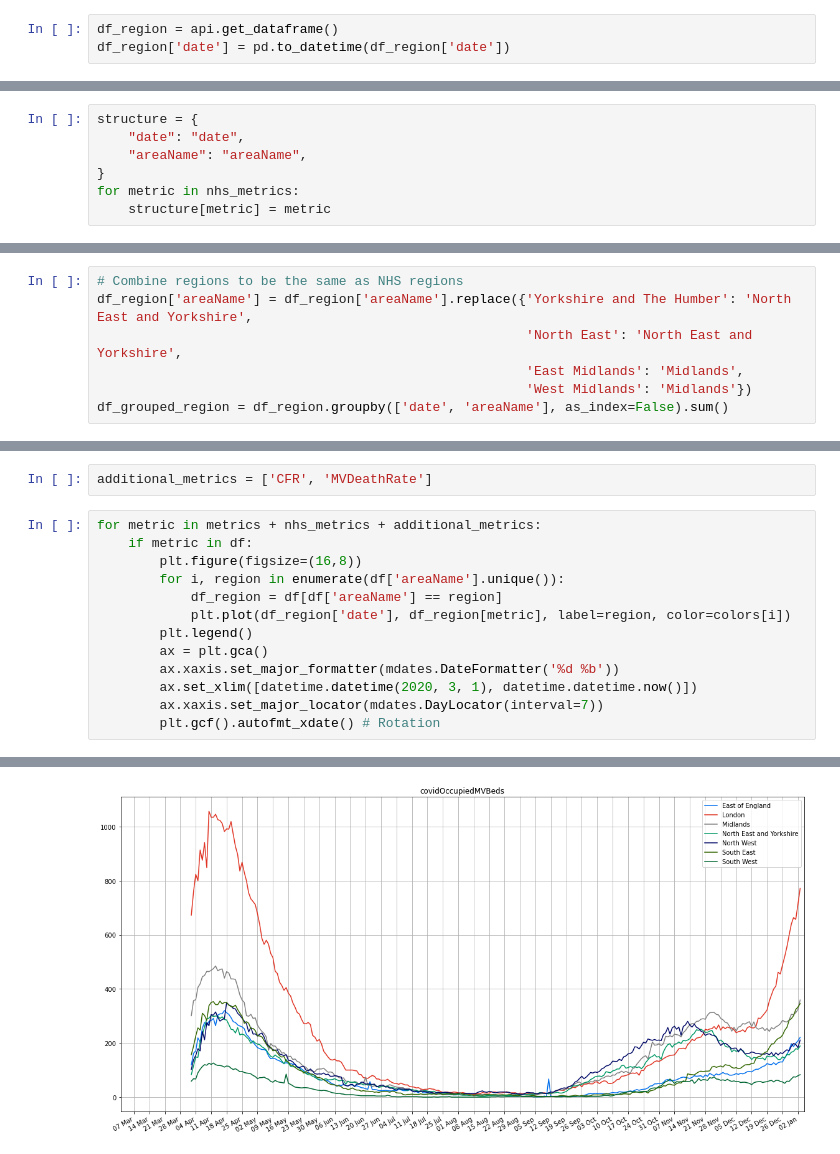
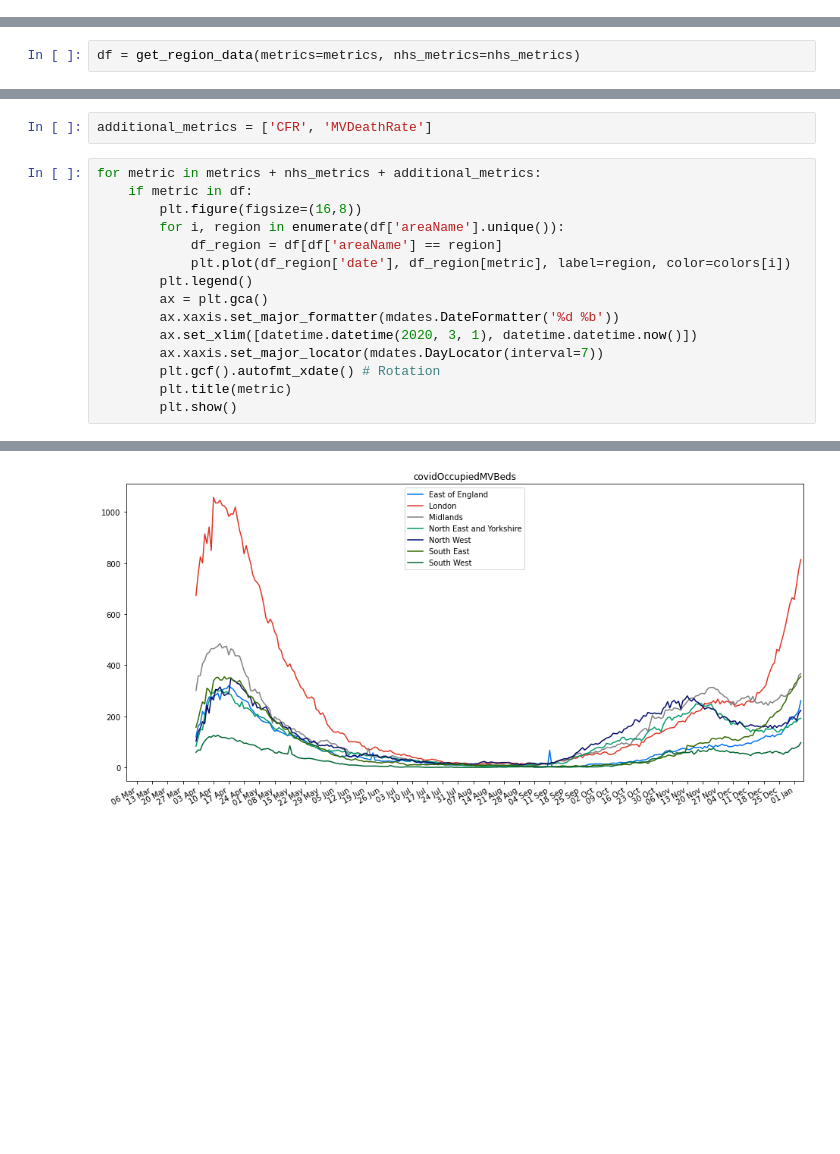
Before and after one commit to adammoss/covid, a Jupyter notebook: examples/covid_api.ipynb, the cells around one changed output, grey strips where cells are left out. Cells and saved outputs as stored; diff of their text form; blank space fills up the shorter version.

```diff
--- a/examples/covid_api.ipynb
+++ b/examples/covid_api.ipynb
@@ -44,3 +33,0 @@ api = Cov19API(
-# %%
-df_region = api.get_dataframe()
-df_region['date'] = pd.to_datetime(df_region['date'])
@@ -72,10 +37,3 @@ nhs_metrics = [
     "covidOccupiedMVBeds",
     "hospitalCases"
 ]
-# %%
-structure = {
-    "date": "date",
-    "areaName": "areaName",
-}
-for metric in nhs_metrics:
-    structure[metric] = metric
@@ -109,7 +39,0 @@ array(['East of England', 'London', 'Midlands',
-# %%
-# Combine regions to be the same as NHS regions
-df_region['areaName'] = df_region['areaName'].replace({'Yorkshire and The Humber': 'North East and Yorkshire',
-                                                       'North East': 'North East and Yorkshire',
-                                                       'East Midlands': 'Midlands',
-                                                       'West Midlands': 'Midlands'})
-df_grouped_region = df_region.groupby(['date', 'areaName'], as_index=False).sum()
@@ -128,3 +40,5 @@ df = pd.merge(df_grouped_region, df_nhs_region, on=['date', 'areaName'], how='ou
+# %%
+df = get_region_data(metrics=metrics, nhs_metrics=nhs_metrics)
 # %%
 df['CFR'] = df['newDeaths28DaysByDeathDate'] / df['newCasesBySpecimenDate']
 df['MVDeathRate'] = df['newDeaths28DaysByDeathDate'] / df['covidOccupiedMVBeds']
@@ -152,4 +66,6 @@ for metric in metrics + nhs_metrics + additional_metrics:
         ax.set_xlim([datetime.datetime(2020, 3, 1), datetime.datetime.now()])
         ax.xaxis.set_major_locator(mdates.DayLocator(interval=7))
         plt.gcf().autofmt_xdate() # Rotation
+        plt.title(metric)
+        plt.show()
 # %% [output]
@@ -164 +80 @@ for metric in metrics + nhs_metrics + additional_metrics:
-[figure, old version]
+[figure, new version]
```
Also changed, not shown: parts of 16 cells of this notebook, 22 other files.
